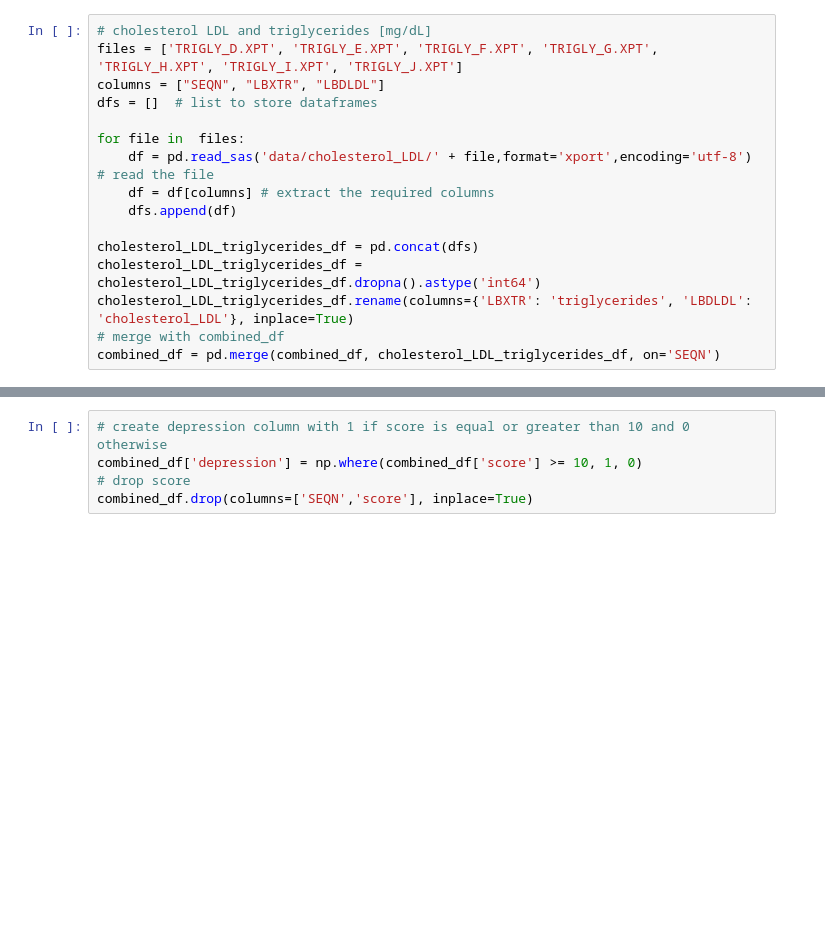
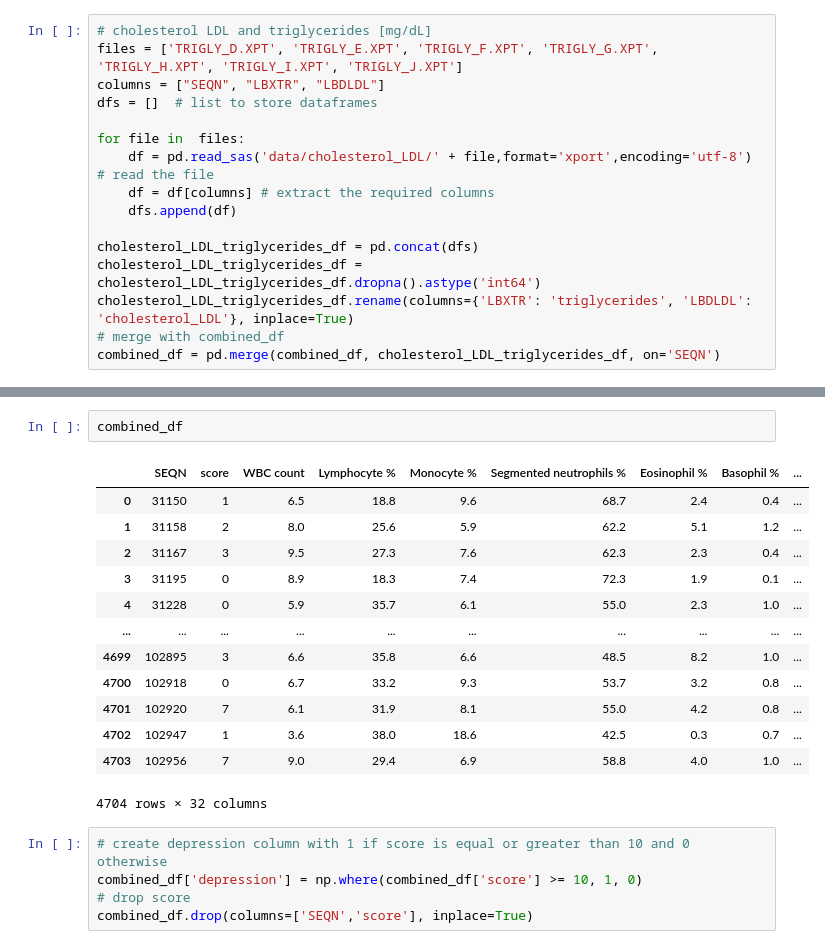
Before and after one commit to liamlup/Precdicting_Depression_BDL, a Jupyter notebook: data_prep.ipynb, the cells around one changed output, grey strips where cells are left out. Drawn from its saved outputs; the diff is of its cells as text; blank space fills up the shorter version.

```diff
--- a/data_prep.ipynb
+++ b/data_prep.ipynb
@@ -263,3 +282,19 @@ combined_df = pd.merge(combined_df, cholesterol_LDL_triglycerides_df, on='SEQN')
+# %%
+combined_df
+# %% [output]
+|  | SEQN | score | WBC count | Lymphocyte % | Monocyte % | Segmented neutrophils % | Eosinophil % | Basophil % | ... |
+| 0 | 31150 | 1 | 6.5 | 18.8 | 9.6 | 68.7 | 2.4 | 0.4 | ... |
+| 1 | 31158 | 2 | 8.0 | 25.6 | 5.9 | 62.2 | 5.1 | 1.2 | ... |
+| 2 | 31167 | 3 | 9.5 | 27.3 | 7.6 | 62.3 | 2.3 | 0.4 | ... |
+| 3 | 31195 | 0 | 8.9 | 18.3 | 7.4 | 72.3 | 1.9 | 0.1 | ... |
+| 4 | 31228 | 0 | 5.9 | 35.7 | 6.1 | 55.0 | 2.3 | 1.0 | ... |
+| ... | ... | ... | ... | ... | ... | ... | ... | ... | ... |
+| 4699 | 102895 | 3 | 6.6 | 35.8 | 6.6 | 48.5 | 8.2 | 1.0 | ... |
+| 4700 | 102918 | 0 | 6.7 | 33.2 | 9.3 | 53.7 | 3.2 | 0.8 | ... |
+| 4701 | 102920 | 7 | 6.1 | 31.9 | 8.1 | 55.0 | 4.2 | 0.8 | ... |
+| 4702 | 102947 | 1 | 3.6 | 38.0 | 18.6 | 42.5 | 0.3 | 0.7 | ... |
+| 4703 | 102956 | 7 | 9.0 | 29.4 | 6.9 | 58.8 | 4.0 | 1.0 | ... |
+4704 rows × 32 columns
 # %%
 # create depression column with 1 if score is equal or greater than 10 and 0 otherwise
 combined_df['depression'] = np.where(combined_df['score'] >= 10, 1, 0)
```
Also changed, not shown: parts of 2 cells of this notebook, 11 other files.
